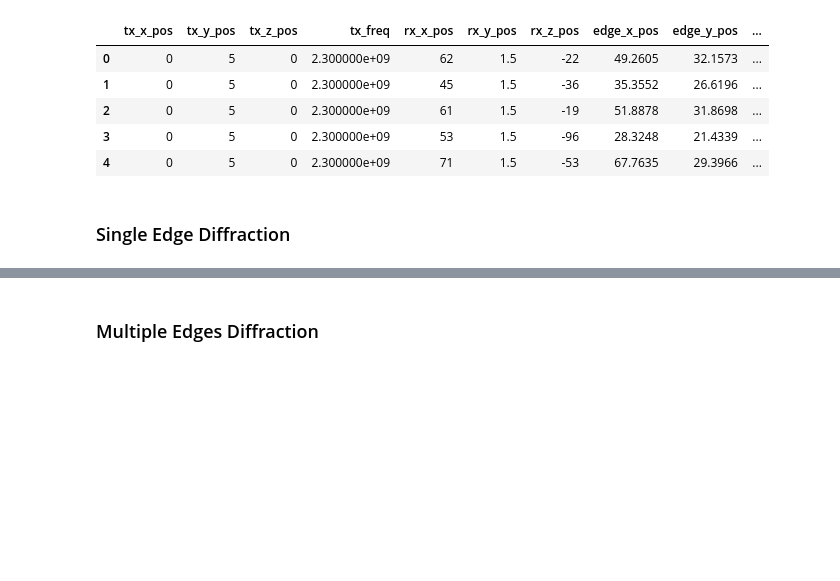
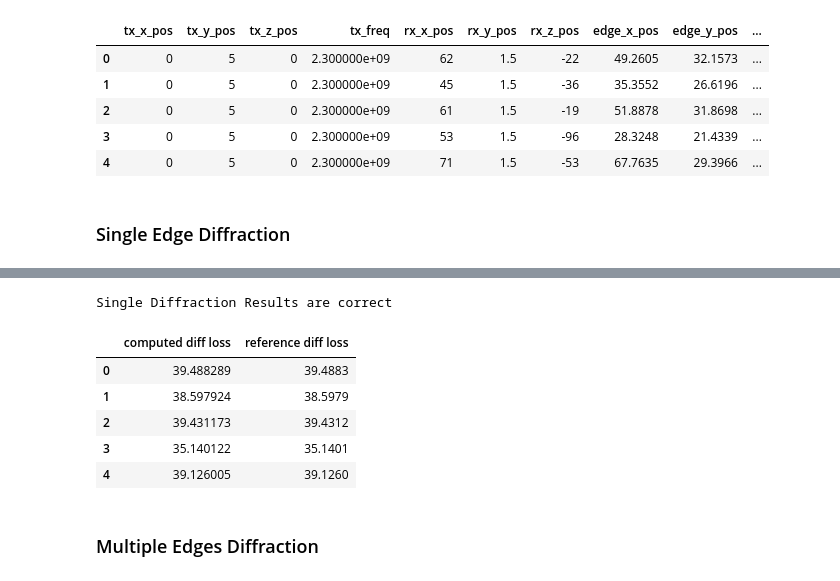
Before and after one commit to tamsri/path-loss-tester, a Jupyter notebook: path_loss_tester.ipynb, the cells around one changed output, grey strips where cells are left out. Drawn from its saved outputs; the diff is of its cells as text; code cells hidden in the pictures; blank space fills up the shorter version.

```diff
--- a/path_loss_tester.ipynb
+++ b/path_loss_tester.ipynb
@@ -194,0 +229,4 @@ def SingleEdgeDiffraction(tx_positions, tx_frequencies, rx_positions, edge_posit
+# %%
+def ComputeDiffractionFromV(v_list):
+  v = v_list.ravel()
+  return 6.9 + 20 * np.log10(np.sqrt((v_list - 0.1)**2 + 1) + v_list - 0.1)
@@ -195,2 +249,22 @@ def SingleEdgeDiffraction(tx_positions, tx_frequencies, rx_positions, edge_posit
+# %%
+#computed_single_loss = ComputeDiffractionFromV(computed_v) \
+#                        + DirectPath(tx_positions, tx_frequencies, rx_positions);
+computed_single_loss = ComputeDiffractionFromV(computed_v).ravel()
+ref_diff_loss = ref_diff_loss.ravel()
+
+single_result_table = pd.DataFrame( {'computed diff loss': computed_single_loss,\
+                                     'reference diff loss': ref_diff_loss})
+
+assert (np.round(computed_single_loss, 1) == np.round(ref_diff_loss, 1) ).all()
+print("Single Diffraction Results are correct")
+single_result_table.head()
+# %% [output]
+Single Diffraction Results are correct
+|  | computed diff loss | reference diff loss |
+| 0 | 39.488289 | 39.4883 |
+| 1 | 38.597924 | 38.5979 |
+| 2 | 39.431173 | 39.4312 |
+| 3 | 35.140122 | 35.1401 |
+| 4 | 39.126005 | 39.1260 |
 # %% [markdown]
 ### Multiple Edges Diffraction
```
Also changed, not shown: parts of 14 cells of this notebook.
